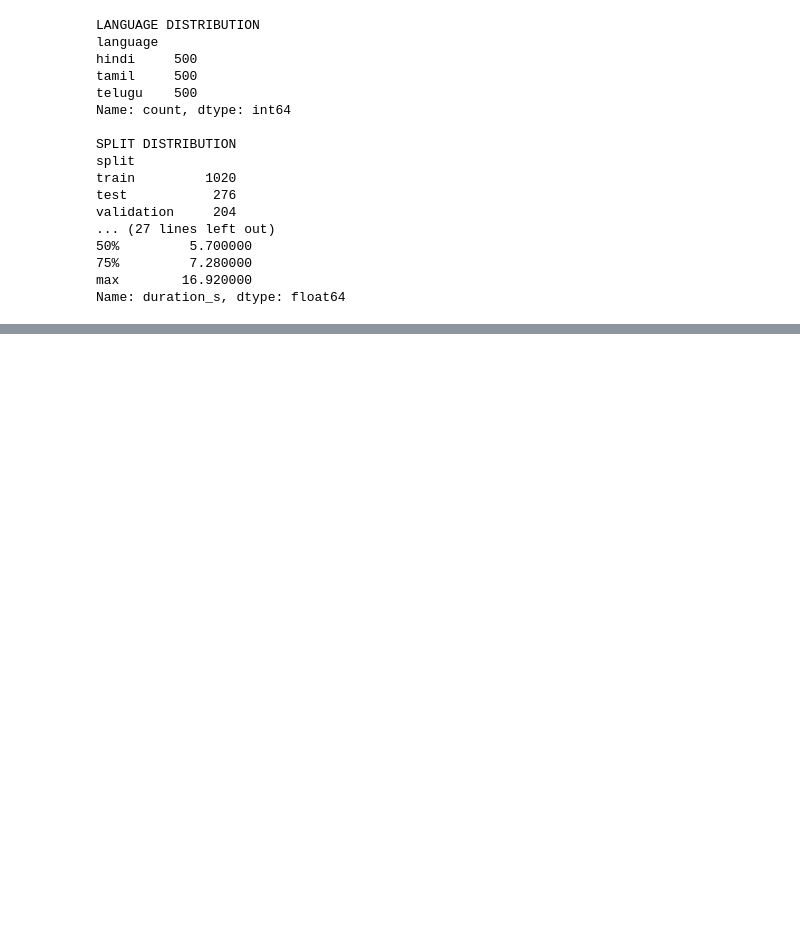
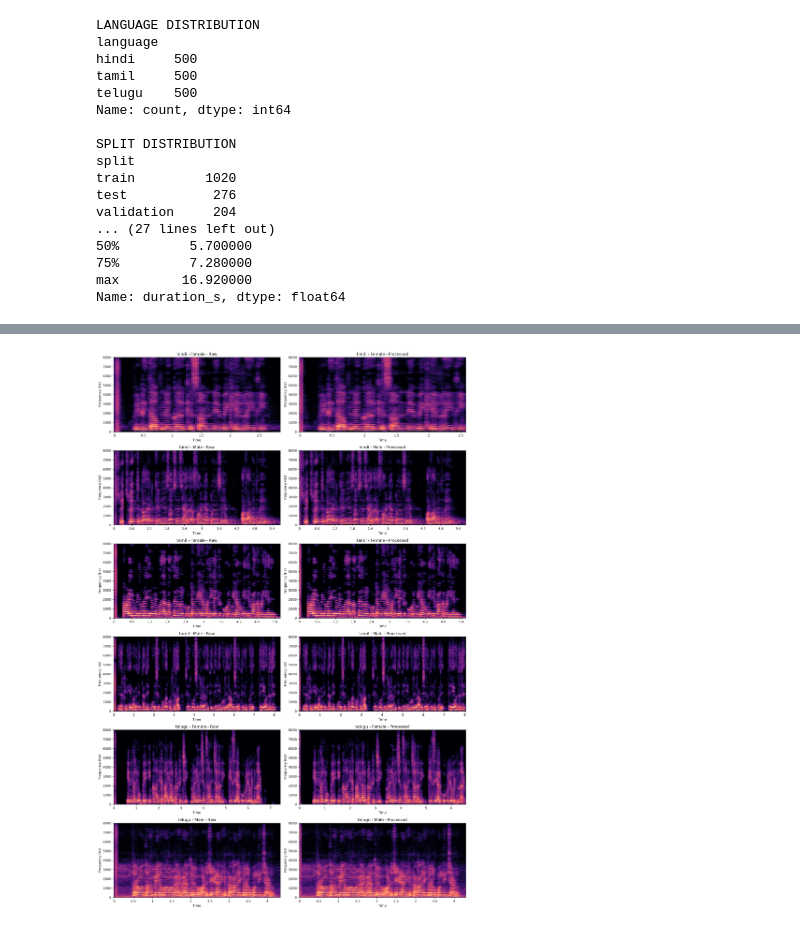
Before and after one commit to thehimanshhu/Group-3-DS-and-AI-Lab-Project, a Jupyter notebook: scratchpad/amit/milestone-3/milestone3_pipeline.ipynb, the cells around one changed output, grey strips where cells are left out. Drawn from its saved outputs; the diff is of its cells as text; code cells hidden in the pictures; blank space fills up the shorter version.

```diff
--- a/scratchpad/amit/milestone-3/milestone3_pipeline.ipynb
+++ b/scratchpad/amit/milestone-3/milestone3_pipeline.ipynb
@@ -648,0 +898,53 @@ Name: duration_s, dtype: float64
+# %%
+fig, axes = plt.subplots(
+    len(comparison_results), 2,
+    figsize=(16, 4 * len(comparison_results))
+)
+
+for i, result in enumerate(comparison_results):
+
+    # Raw audio spectrogram
+    raw_spec = librosa.amplitude_to_db(
+        np.abs(librosa.stft(result["raw"])),
+        ref=np.max
+    )
+
+    librosa.display.specshow(
+        raw_spec,
+        sr=result["raw_sr"],
+        hop_length=512,
+        x_axis="time",
+        y_axis="hz",
+        ax=axes[i, 0]
+    )
+
+    axes[i, 0].set_title(
+        f"{result['language']} - {result['gender']} - Raw"
+    )
+
+    # Processed audio spectrogram
+    processed_spec = librosa.amplitude_to_db(
+        np.abs(librosa.stft(result["processed"])),
+        ref=np.max
+    )
+
+    librosa.display.specshow(
+        processed_spec,
+        sr=result["processed_sr"],
+        hop_length=512,
+        x_axis="time",
+        y_axis="hz",
+        ax=axes[i, 1]
+    )
+
+    axes[i, 1].set_title(
+        f"{result['language']} - {result['gender']} - Processed"
+    )
+
+    axes[i, 0].set_ylabel("Frequency (Hz)")
+    axes[i, 1].set_ylabel("Frequency (Hz)")
+
+plt.tight_layout()
+plt.show()
+# %% [output]
+[figure, added]
```
Also changed, not shown: parts of 12 cells of this notebook, 4 other files.
